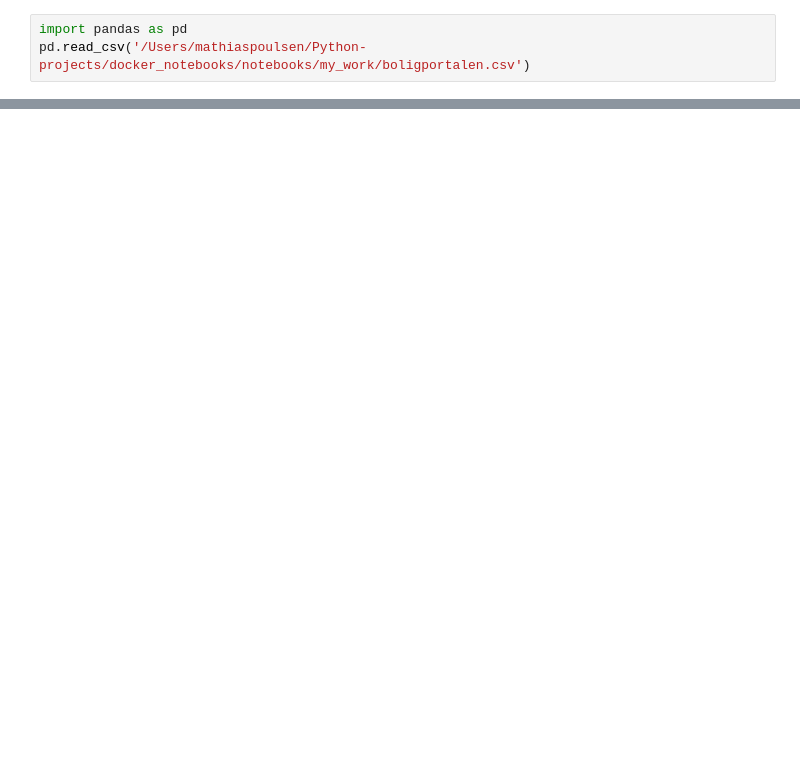
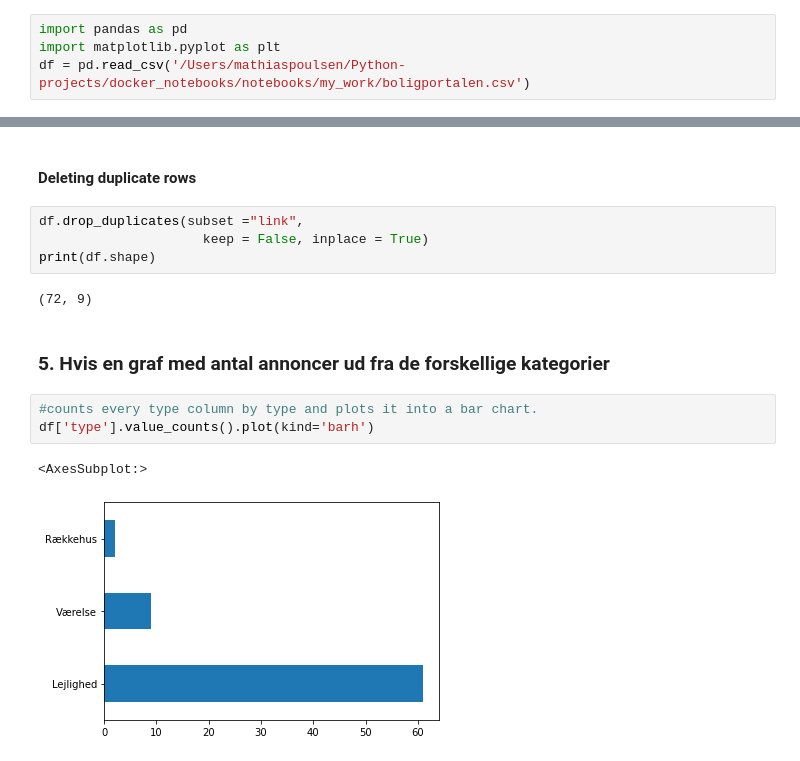
Before and after one commit to Mathias2860DK/Python-exercises, a Jupyter notebook: SP2/SP2 - Working with data from Boligportalen.ipynb, the cells around one changed output, grey strips where cells are left out. Saved outputs shown, nothing was run; the diff lists cells and outputs as text; blank space fills up the shorter version.

```diff
--- a/SP2/SP2 - Working with data from Boligportalen.ipynb
+++ b/SP2/SP2 - Working with data from Boligportalen.ipynb
@@ -3,3 +20,4 @@
 # %%
 import pandas as pd
-pd.read_csv('/Users/mathiaspoulsen/Python-projects/docker_notebooks/notebooks/my_work/boligportalen.csv')
+import matplotlib.pyplot as plt
+df = pd.read_csv('/Users/mathiaspoulsen/Python-projects/docker_notebooks/notebooks/my_work/boligportalen.csv')
@@ -19,0 +86,16 @@ pd.read_csv('/Users/mathiaspoulsen/Python-projects/docker_notebooks/notebooks/my
+# %% [markdown]
+#### Deleting duplicate rows
+# %%
+df.drop_duplicates(subset ="link",
+                     keep = False, inplace = True)
+print(df.shape)
+# %% [output]
+(72, 9)
+# %% [markdown]
+### 5. Hvis en graf med antal annoncer ud fra de forskellige kategorier
+# %%
+#counts every type column by type and plots it into a bar chart.
+df['type'].value_counts().plot(kind='barh')
+# %% [output]
+<AxesSubplot:>
+[figure, added]
```
Also changed, not shown: parts of 10 cells of this notebook, 3 other files.
